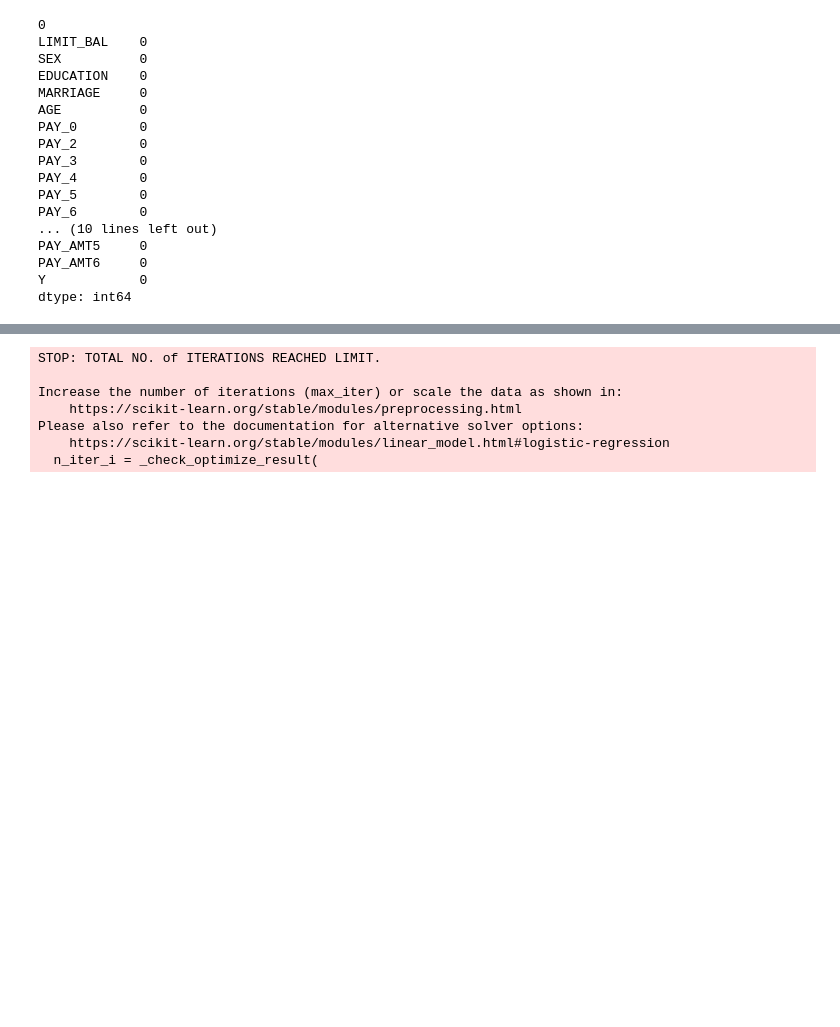
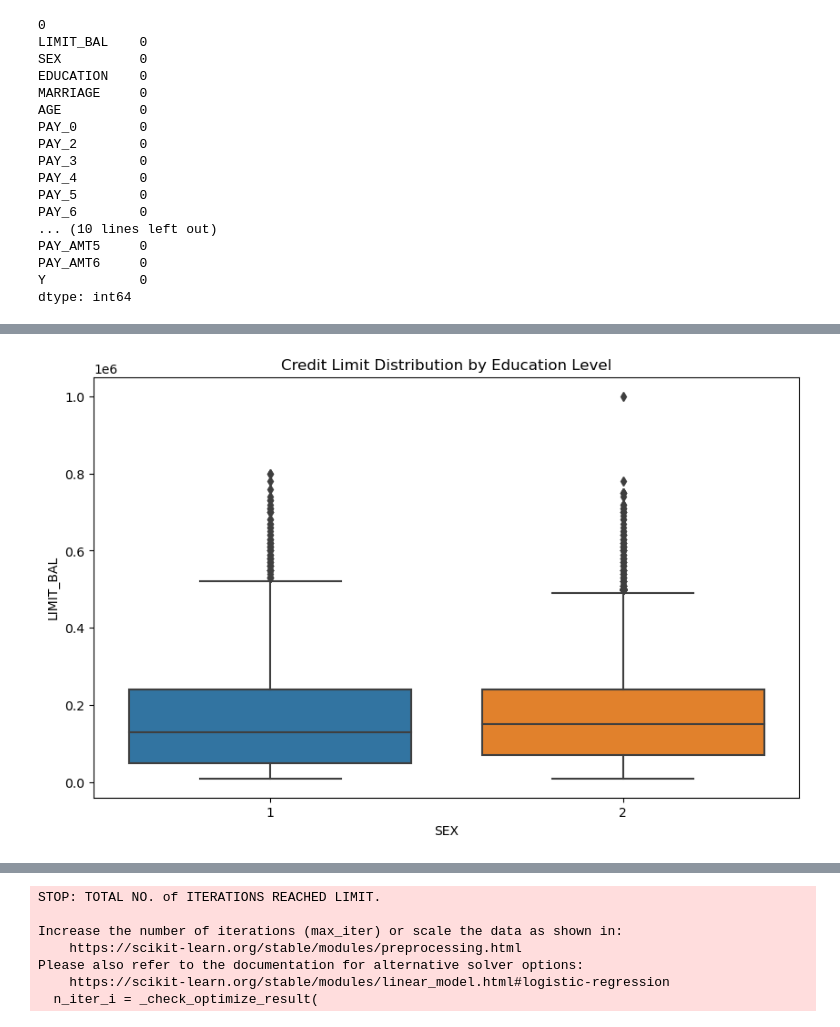
Before and after one commit to BrockAnthony/DS4400FinalProj, a Jupyter notebook: ds4400_proj.ipynb, the cells around one changed output, grey strips where cells are left out. Cells and saved outputs as stored; diff of their text form; code cells hidden in the pictures; blank space fills up the shorter version.

```diff
--- a/ds4400_proj.ipynb
+++ b/ds4400_proj.ipynb
@@ -112,3 +116,11 @@ df.head()
+# %%
+# Compare credit limit distributions across different education levels
+plt.figure(figsize=(10,6))
+sns.boxplot(x='SEX', y='LIMIT_BAL', data=df)
+plt.title('Credit Limit Distribution by Education Level')
+plt.show()
+# %% [output]
+[figure, added]
 # %%
 df.info()
 # %% [output]
```
Also changed, not shown: parts of 6 cells of this notebook, 1 other file.
